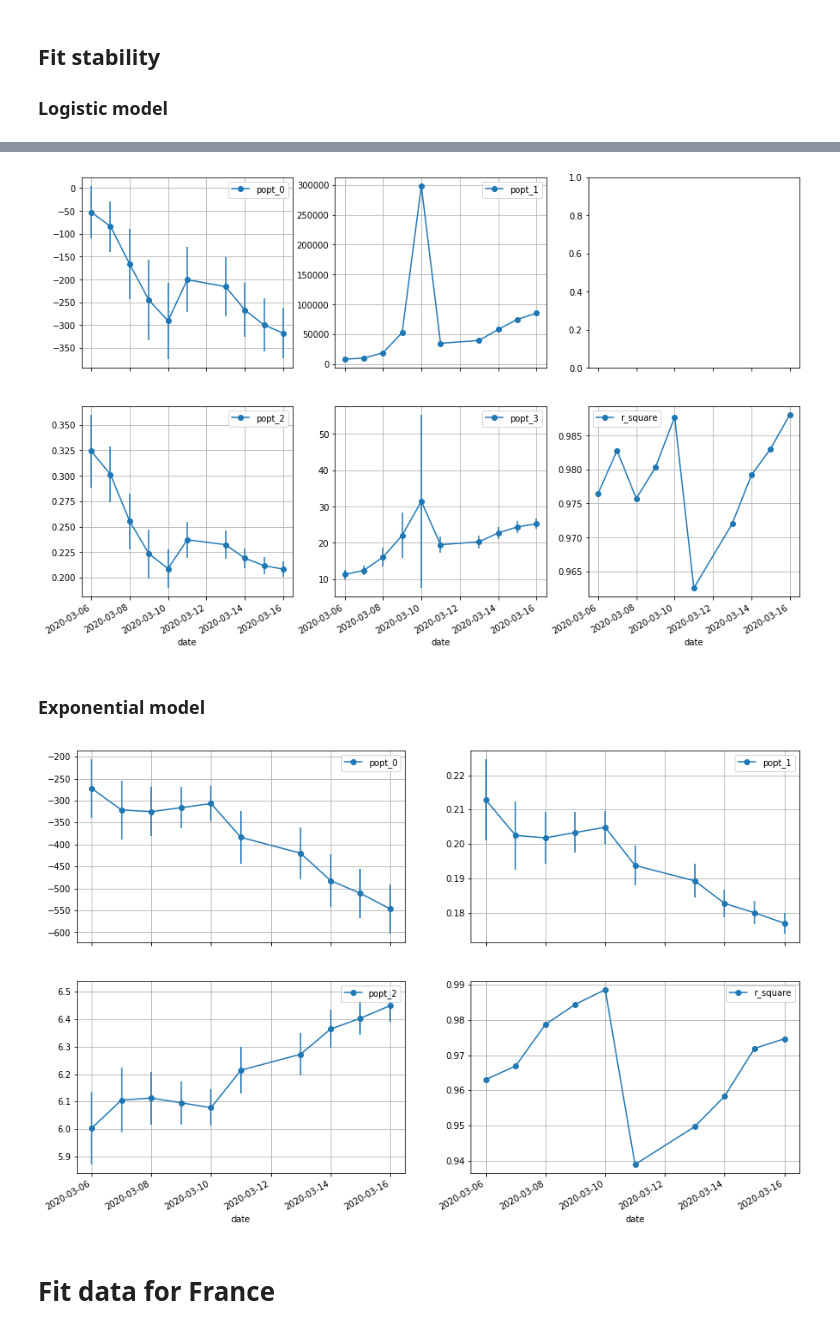
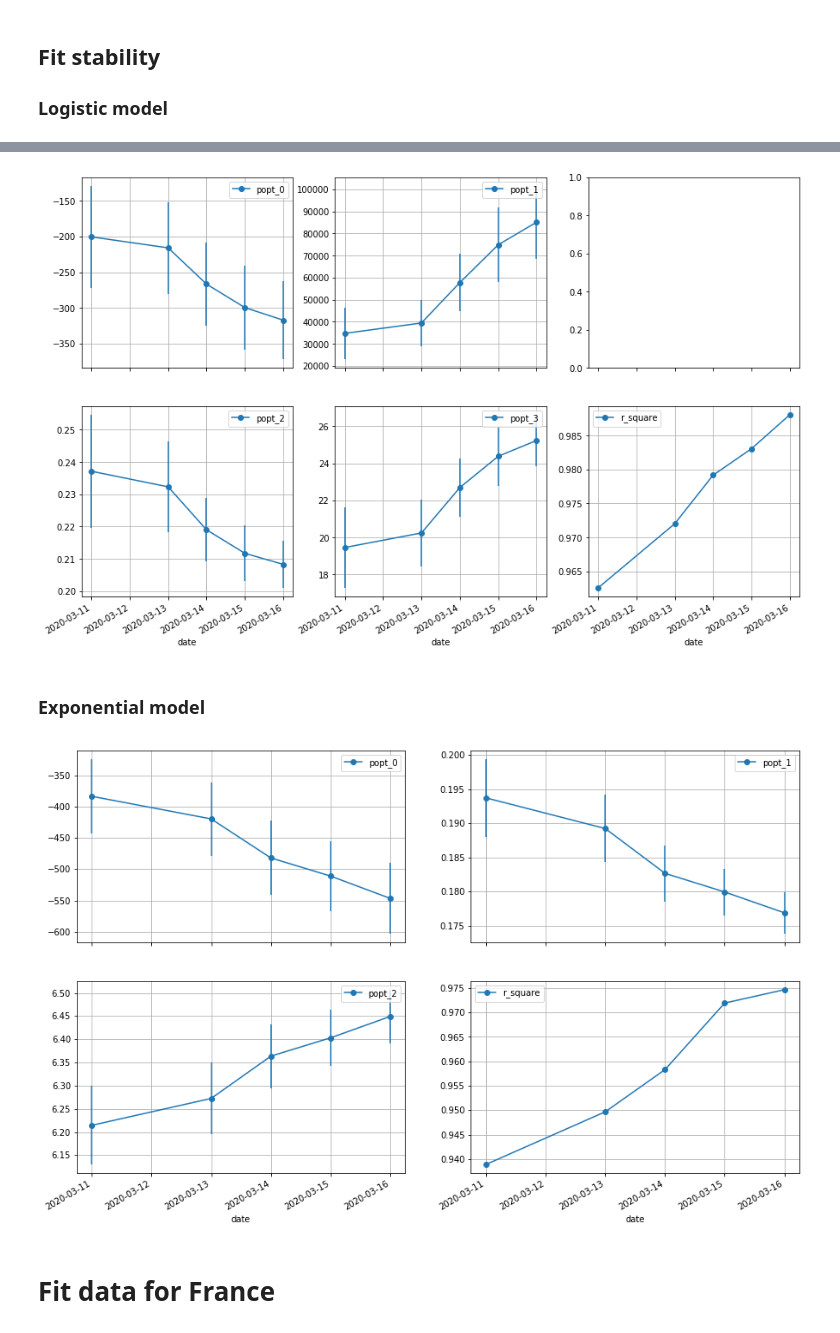
Before and after one commit to remotain/COVID-19, a Jupyter notebook: model_growth.ipynb, the cells around one changed output, grey strips where cells are left out. Saved outputs shown, nothing was run; the diff lists cells and outputs as text; code cells hidden in the pictures.

```diff
--- a/model_growth.ipynb
+++ b/model_growth.ipynb
@@ -390,17 +370,17 @@ df
 # %%
 f, ax = plt.subplots(2, 3, sharex=True, figsize=(15,10))
 
-df[-10:].plot(x='date', y='popt_0', yerr='perr_0', marker='o', grid=True, ax=ax[0][0])
-df[-10:].plot(x='date', y='popt_1', marker='o', grid=True, ax=ax[0][1])
-df[-10:].plot(x='date', y='popt_2', yerr='perr_2', marker='o', grid=True, ax=ax[1][0])
-df[-10:].plot(x='date', y='popt_3', yerr='perr_3', marker='o', grid=True, ax=ax[1][1])
-df[-10:].plot(x='date', y='r_square', marker='o', grid=True, ax=ax[1][2])
+df[-5:].plot(x='date', y='popt_0', yerr='perr_0', marker='o', grid=True, ax=ax[0][0])
+df[-5:].plot(x='date', y='popt_1', yerr='perr_1', marker='o', grid=True, ax=ax[0][1])
+df[-5:].plot(x='date', y='popt_2', yerr='perr_2', marker='o', grid=True, ax=ax[1][0])
+df[-5:].plot(x='date', y='popt_3', yerr='perr_3', marker='o', grid=True, ax=ax[1][1])
+df[-5:].plot(x='date', y='r_square', marker='o', grid=True, ax=ax[1][2])
 
 #plt.xlabel('')
 
 plt.show()
 # %% [output]
-[figure, old version]
+[figure, new version]
 # %% [markdown]
 ### Exponential model
 # %%
@@ -444,16 +424,16 @@ df = df.sort_values(by='date').reset_index(drop=True)
 # %%
 f, ax = plt.subplots(2, 2, sharex=True, figsize=(15,10))
 
-df[-10:].plot(x='date', y='popt_0', yerr='perr_0', marker='o', grid=True, ax=ax[0][0])
-df[-10:].plot(x='date', y='popt_1', yerr='perr_1', marker='o', grid=True, ax=ax[0][1])
-df[-10:].plot(x='date', y='popt_2', yerr='perr_2', marker='o', grid=True, ax=ax[1][0])
-df[-10:].plot(x='date', y='r_square', marker='o', grid=True, ax=ax[1][1])
+df[-5:].plot(x='date', y='popt_0', yerr='perr_0', marker='o', grid=True, ax=ax[0][0])
+df[-5:].plot(x='date', y='popt_1', yerr='perr_1', marker='o', grid=True, ax=ax[0][1])
+df[-5:].plot(x='date', y='popt_2', yerr='perr_2', marker='o', grid=True, ax=ax[1][0])
+df[-5:].plot(x='date', y='r_square', marker='o', grid=True, ax=ax[1][1])
 
 #plt.xlabel('')
 
 plt.show()
 # %% [output]
-[figure, old version]
+[figure, new version]
 # %% [markdown]
 # Fit data for France
 # %%
```
Also changed, not shown: parts of 1 cell of this notebook.
